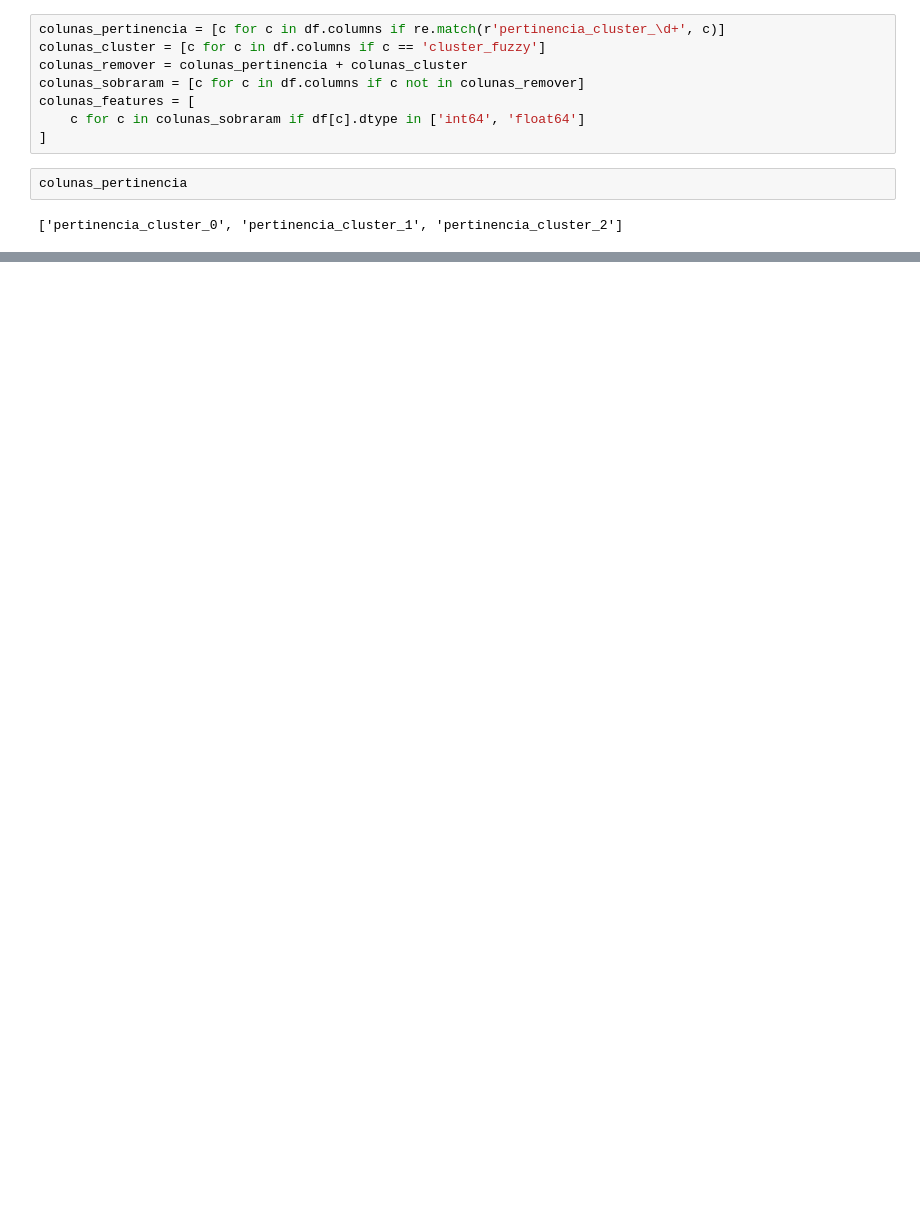
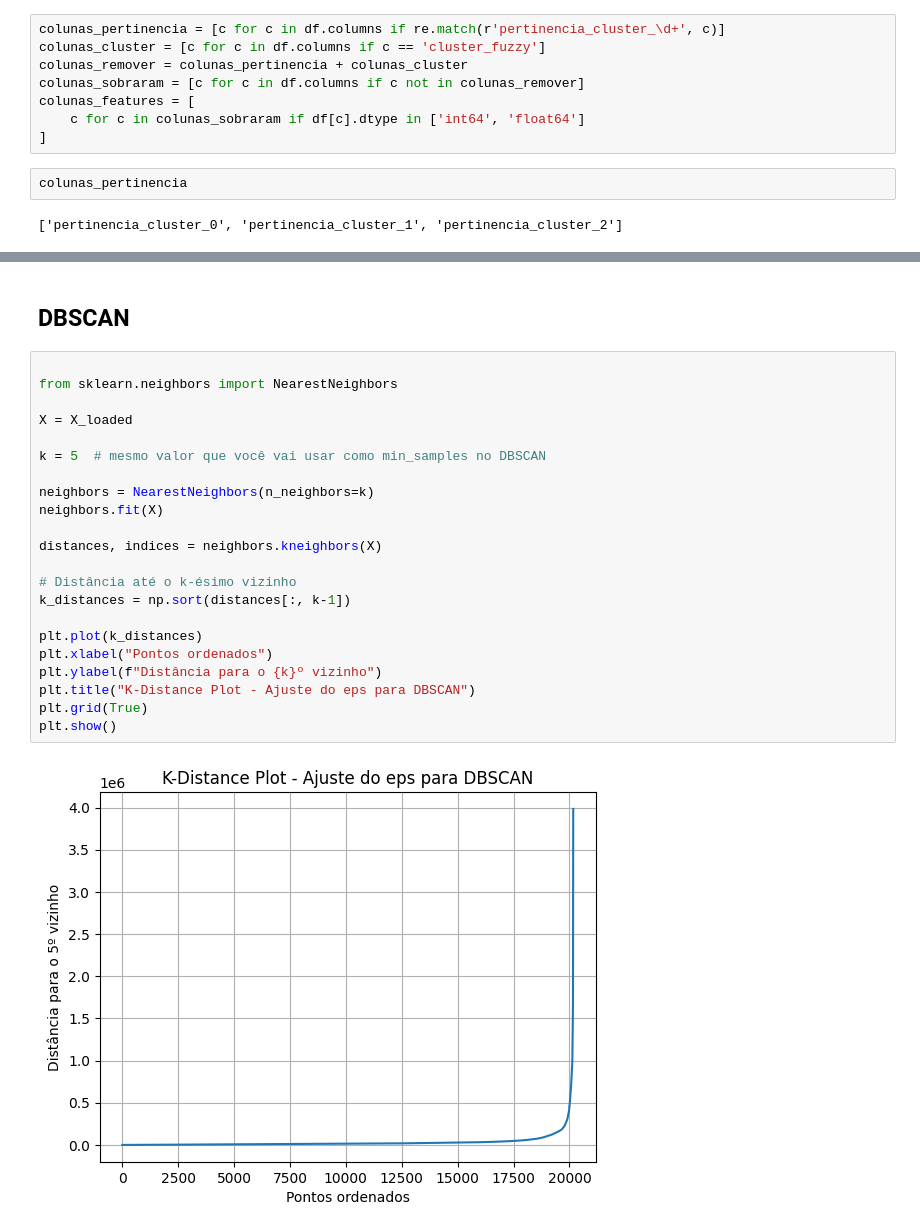
Before and after one commit to BrunoWolf03/TCC-TIM, a Jupyter notebook: analise_cluster.ipynb, the cells around one changed output, grey strips where cells are left out. Drawn from its saved outputs; the diff is of its cells as text; blank space fills up the shorter version.

```diff
--- a/analise_cluster.ipynb
+++ b/analise_cluster.ipynb
@@ -207,0 +208,26 @@ plt.show()
+# %% [markdown]
+## DBSCAN
+# %%
+
+from sklearn.neighbors import NearestNeighbors
+
+X = X_loaded
+
+k = 5  # mesmo valor que você vai usar como min_samples no DBSCAN
+
+neighbors = NearestNeighbors(n_neighbors=k)
+neighbors.fit(X)
+
+distances, indices = neighbors.kneighbors(X)
+
+# Distância até o k-ésimo vizinho
+k_distances = np.sort(distances[:, k-1])
+
+plt.plot(k_distances)
+plt.xlabel("Pontos ordenados")
+plt.ylabel(f"Distância para o {k}º vizinho")
+plt.title("K-Distance Plot - Ajuste do eps para DBSCAN")
+plt.grid(True)
+plt.show()
+# %% [output]
+[figure, added]
```
Also changed, not shown: parts of 9 cells of this notebook, 12 other files.
